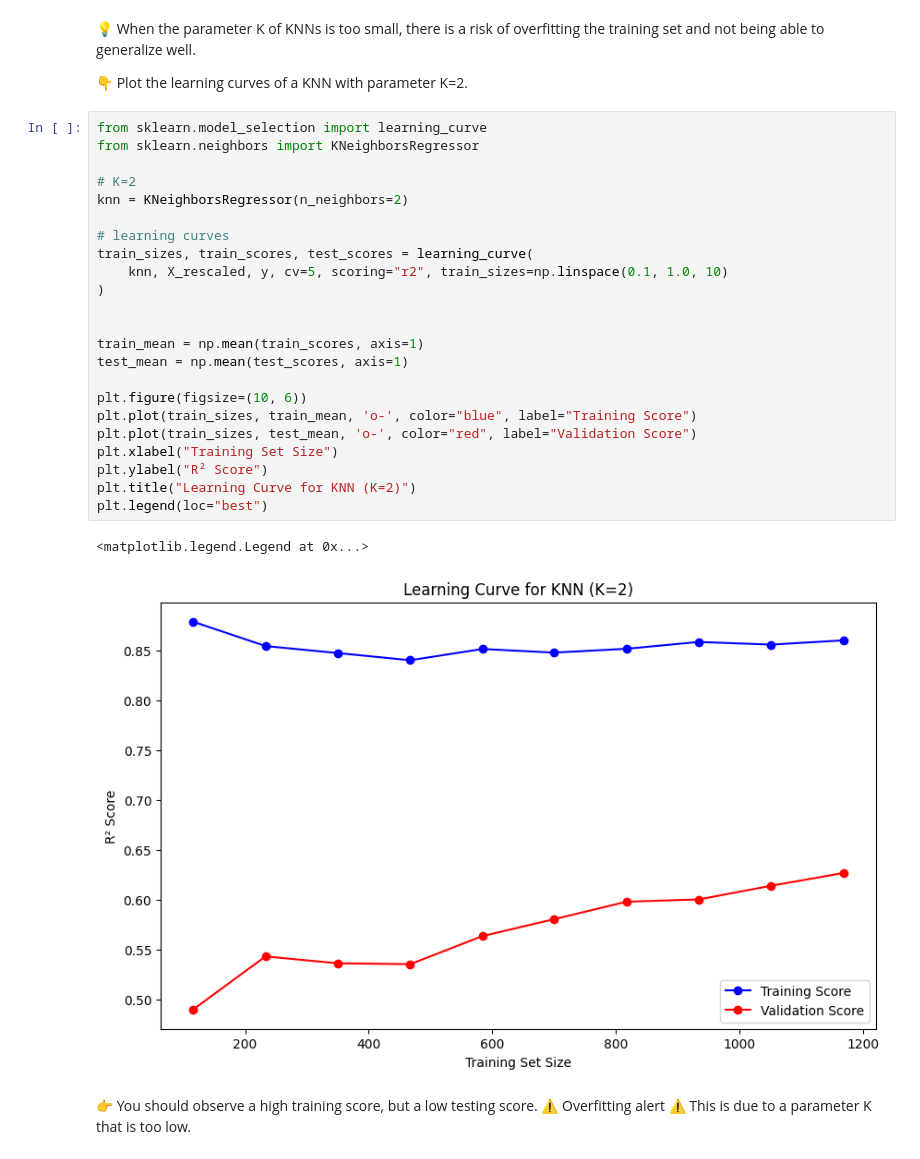
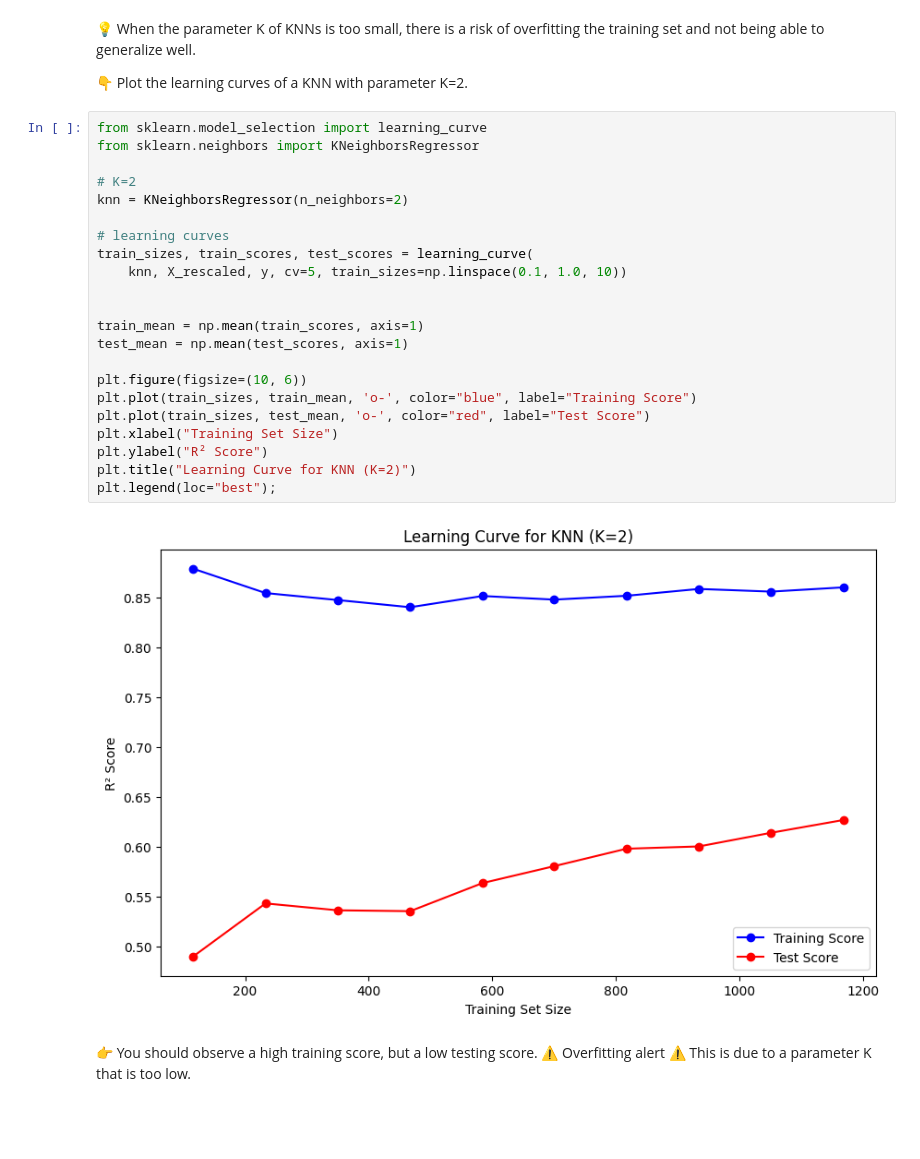
Before and after one commit to mahshid90/data-knn, a Jupyter notebook: KNN.ipynb, the cells around one changed output. Saved outputs shown, nothing was run; the diff lists cells and outputs as text; blank space fills up the shorter version.

```diff
--- a/KNN.ipynb
+++ b/KNN.ipynb
@@ -262,29 +262,27 @@ git push origin master
 # %%
 from sklearn.model_selection import learning_curve
 from sklearn.neighbors import KNeighborsRegressor
 
 # K=2
 knn = KNeighborsRegressor(n_neighbors=2)
 
 # learning curves
 train_sizes, train_scores, test_scores = learning_curve(
-    knn, X_rescaled, y, cv=5, scoring="r2", train_sizes=np.linspace(0.1, 1.0, 10)
-)
+    knn, X_rescaled, y, cv=5, train_sizes=np.linspace(0.1, 1.0, 10))
 
 
 train_mean = np.mean(train_scores, axis=1)
 test_mean = np.mean(test_scores, axis=1)
 
 plt.figure(figsize=(10, 6))
 plt.plot(train_sizes, train_mean, 'o-', color="blue", label="Training Score")
-plt.plot(train_sizes, test_mean, 'o-', color="red", label="Validation Score")
+plt.plot(train_sizes, test_mean, 'o-', color="red", label="Test Score")
 plt.xlabel("Training Set Size")
 plt.ylabel("R² Score")
 plt.title("Learning Curve for KNN (K=2)")
-plt.legend(loc="best")
+plt.legend(loc="best");
 # %% [output]
-<matplotlib.legend.Legend at 0x...>
-[figure, old version]
+[figure, new version]
 # %% [markdown]
 👉 You should observe a high training score, but a low testing score. ⚠️ Overfitting alert ⚠️ This is due to a parameter K that is too low.
 # %% [markdown]
```
Also changed, not shown: parts of 2 cells of this notebook.
